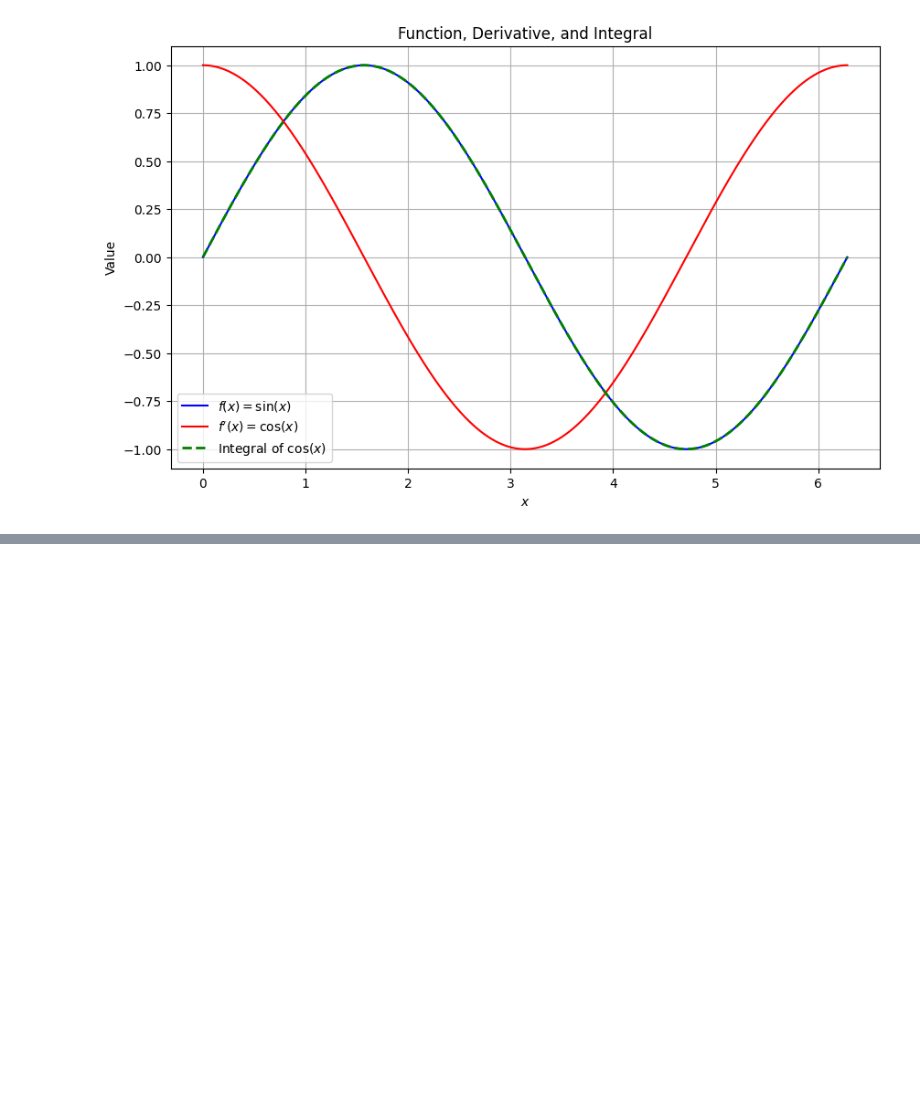
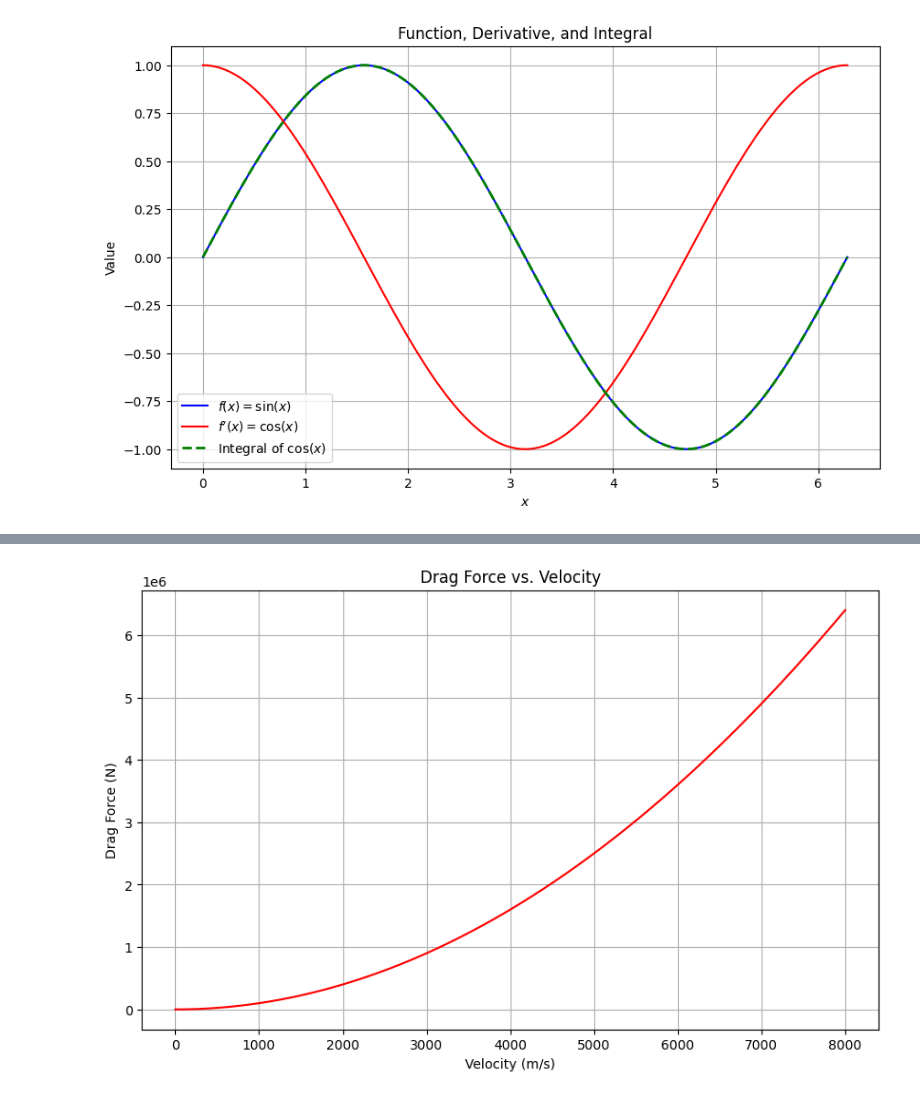
Before and after one commit to bufo333/orbital_mechanics, a Jupyter notebook: notebook.ipynb, the cells around one changed output, grey strips where cells are left out. Drawn from its saved outputs; the diff is of its cells as text; code cells hidden in the pictures; blank space fills up the shorter version.

```diff
--- a/notebook.ipynb
+++ b/notebook.ipynb
@@ -1300,0 +1413,22 @@ plt.show()
+# %%
+import numpy as np
+import matplotlib.pyplot as plt
+
+# Example parameters
+C_D = 1.0        # Drag coefficient (typical for a blunt body)
+A = 10.0         # Cross-sectional area in m^2 (example value)
+rho = 0.02       # Atmospheric density in kg/m^3 at high altitude (example)
+velocities = np.linspace(0, 8000, 500)  # velocity range in m/s
+
+# Drag force calculation: F_D = 0.5 * C_D * A * rho * v^2
+F_D = 0.5 * C_D * A * rho * velocities**2
+
+plt.figure(figsize=(10, 6))
+plt.plot(velocities, F_D, color='red')
+plt.xlabel('Velocity (m/s)')
+plt.ylabel('Drag Force (N)')
+plt.title('Drag Force vs. Velocity')
+plt.grid(True)
+plt.show()
+# %% [output]
+[figure, added]
```
Also changed, not shown: parts of 43 cells of this notebook.
